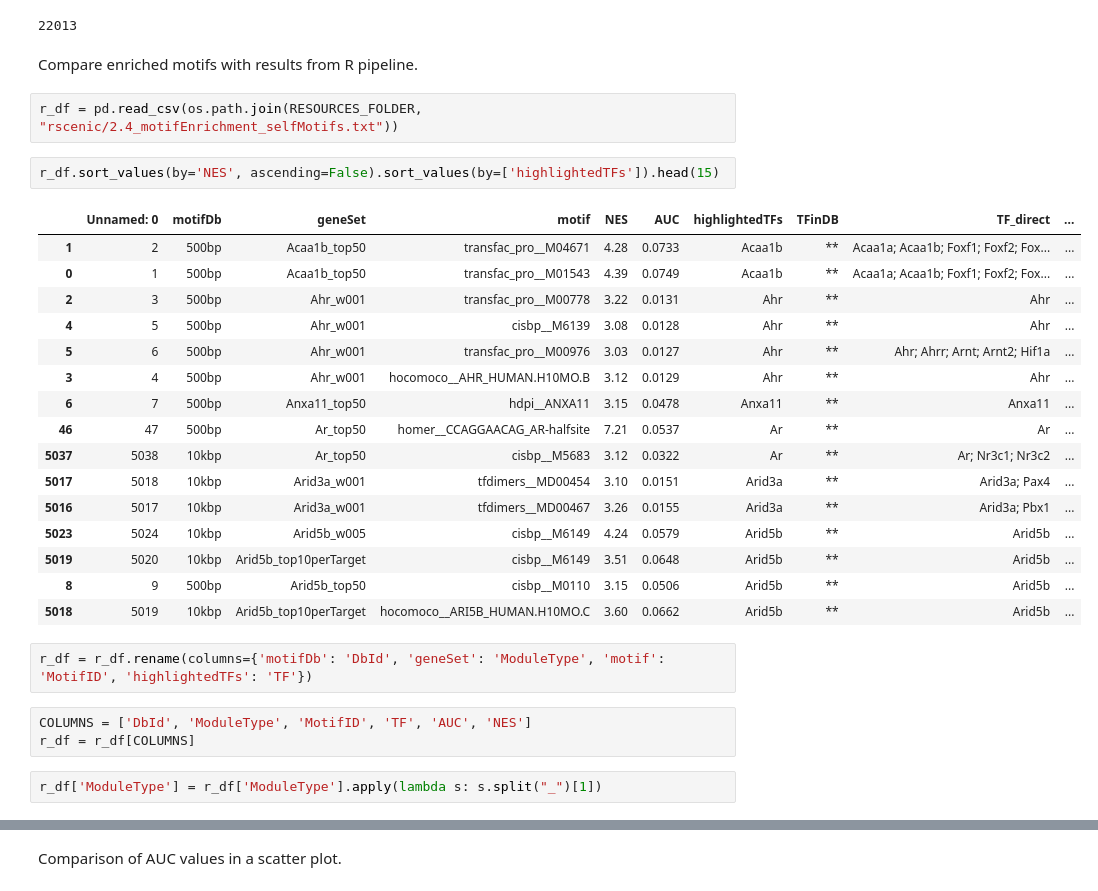
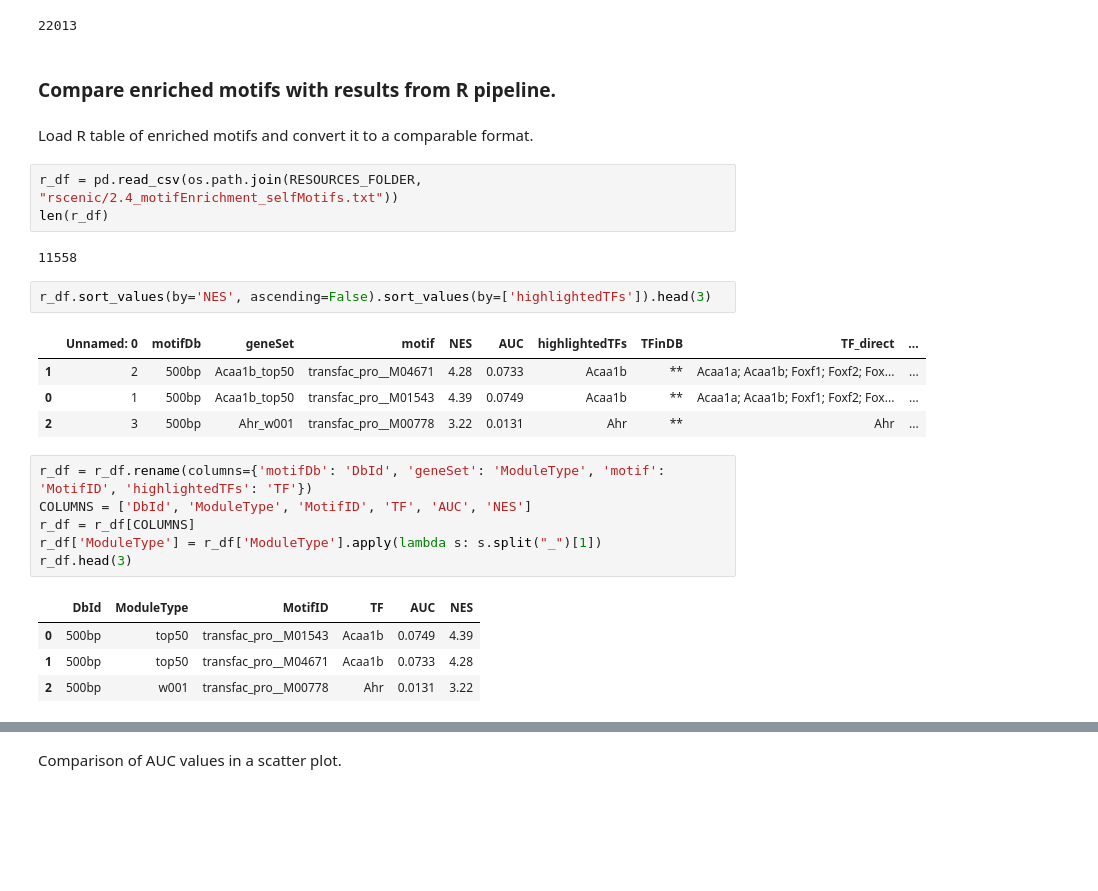
Before and after one commit to aertslab/pySCENIC, a Jupyter notebook: notebooks/pySCENIC - Comparison to R implementation of the pipeline.ipynb, the cells around one changed output, grey strips where cells are left out. Saved outputs shown, nothing was run; the diff lists cells and outputs as text; blank space fills up the shorter version.

```diff
--- a/notebooks/pySCENIC - Comparison to R implementation of the pipeline.ipynb
+++ b/notebooks/pySCENIC - Comparison to R implementation of the pipeline.ipynb
@@ -343,32 +305,29 @@ len(df)
 # %% [output]
 22013
 # %% [markdown]
-Compare enriched motifs with results from R pipeline.
+### Compare enriched motifs with results from R pipeline.
+# %% [markdown]
+Load R table of enriched motifs and convert it to a comparable format.
 # %%
 r_df = pd.read_csv(os.path.join(RESOURCES_FOLDER, "rscenic/2.4_motifEnrichment_selfMotifs.txt"))
+len(r_df)
+# %% [output]
+11558
 # %%
-r_df.sort_values(by='NES', ascending=False).sort_values(by=['highlightedTFs']).head(15)
+r_df.sort_values(by='NES', ascending=False).sort_values(by=['highlightedTFs']).head(3)
 # %% [output]
 |  | Unnamed: 0 | motifDb | geneSet | motif | NES | AUC | highlightedTFs | TFinDB | TF_direct | ... |
 | 1 | 2 | 500bp | Acaa1b_top50 | transfac_pro__M04671 | 4.28 | 0.0733 | Acaa1b | ** | Acaa1a; Acaa1b; Foxf1; Foxf2; Fox... | ... |
 | 0 | 1 | 500bp | Acaa1b_top50 | transfac_pro__M01543 | 4.39 | 0.0749 | Acaa1b | ** | Acaa1a; Acaa1b; Foxf1; Foxf2; Fox... | ... |
 | 2 | 3 | 500bp | Ahr_w001 | transfac_pro__M00778 | 3.22 | 0.0131 | Ahr | ** | Ahr | ... |
-| 4 | 5 | 500bp | Ahr_w001 | cisbp__M6139 | 3.08 | 0.0128 | Ahr | ** | Ahr | ... |
-| 5 | 6 | 500bp | Ahr_w001 | transfac_pro__M00976 | 3.03 | 0.0127 | Ahr | ** | Ahr; Ahrr; Arnt; Arnt2; Hif1a | ... |
-| 3 | 4 | 500bp | Ahr_w001 | hocomoco__AHR_HUMAN.H10MO.B | 3.12 | 0.0129 | Ahr | ** | Ahr | ... |
-| 6 | 7 | 500bp | Anxa11_top50 | hdpi__ANXA11 | 3.15 | 0.0478 | Anxa11 | ** | Anxa11 | ... |
-| 46 | 47 | 500bp | Ar_top50 | homer__CCAGGAACAG_AR-halfsite | 7.21 | 0.0537 | Ar | ** | Ar | ... |
-| 5037 | 5038 | 10kbp | Ar_top50 | cisbp__M5683 | 3.12 | 0.0322 | Ar | ** | Ar; Nr3c1; Nr3c2 | ... |
-| 5017 | 5018 | 10kbp | Arid3a_w001 | tfdimers__MD00454 | 3.10 | 0.0151 | Arid3a | ** | Arid3a; Pax4 | ... |
-| 5016 | 5017 | 10kbp | Arid3a_w001 | tfdimers__MD00467 | 3.26 | 0.0155 | Arid3a | ** | Arid3a; Pbx1 | ... |
-| 5023 | 5024 | 10kbp | Arid5b_w005 | cisbp__M6149 | 4.24 | 0.0579 | Arid5b | ** | Arid5b | ... |
-| 5019 | 5020 | 10kbp | Arid5b_top10perTarget | cisbp__M6149 | 3.51 | 0.0648 | Arid5b | ** | Arid5b | ... |
-| 8 | 9 | 500bp | Arid5b_top50 | cisbp__M0110 | 3.15 | 0.0506 | Arid5b | ** | Arid5b | ... |
-| 5018 | 5019 | 10kbp | Arid5b_top10perTarget | hocomoco__ARI5B_HUMAN.H10MO.C | 3.60 | 0.0662 | Arid5b | ** | Arid5b | ... |
 # %%
 r_df = r_df.rename(columns={'motifDb': 'DbId', 'geneSet': 'ModuleType', 'motif': 'MotifID', 'highlightedTFs': 'TF'})
+COLUMNS = ['DbId', 'ModuleType', 'MotifID', 'TF', 'AUC', 'NES']
+r_df = r_df[COLUMNS]
+r_df['ModuleType'] = r_df['ModuleType'].apply(lambda s: s.split("_")[1])
+r_df.head(3)
+# %% [output]
+|  | DbId | ModuleType | MotifID | TF | AUC | NES |
+| 0 | 500bp | top50 | transfac_pro__M01543 | Acaa1b | 0.0749 | 4.39 |
+| 1 | 500bp | top50 | transfac_pro__M04671 | Acaa1b | 0.0733 | 4.28 |
+| 2 | 500bp | w001 | transfac_pro__M00778 | Ahr | 0.0131 | 3.22 |
-# %%
-COLUMNS = ['DbId', 'ModuleType', 'MotifID', 'TF', 'AUC', 'NES']
-r_df = r_df[COLUMNS]
-# %%
-r_df['ModuleType'] = r_df['ModuleType'].apply(lambda s: s.split("_")[1])
```
Also changed, not shown: parts of 78 cells of this notebook.
